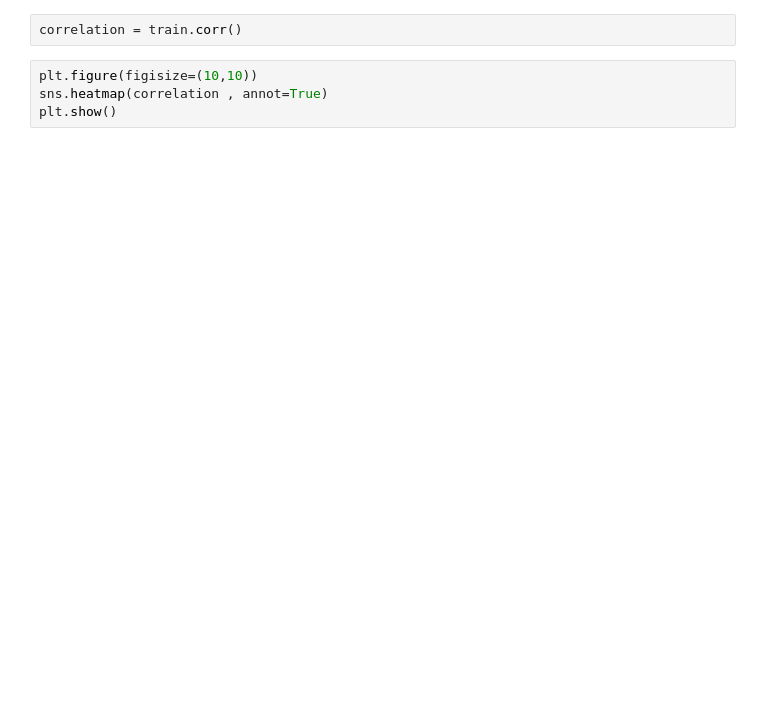
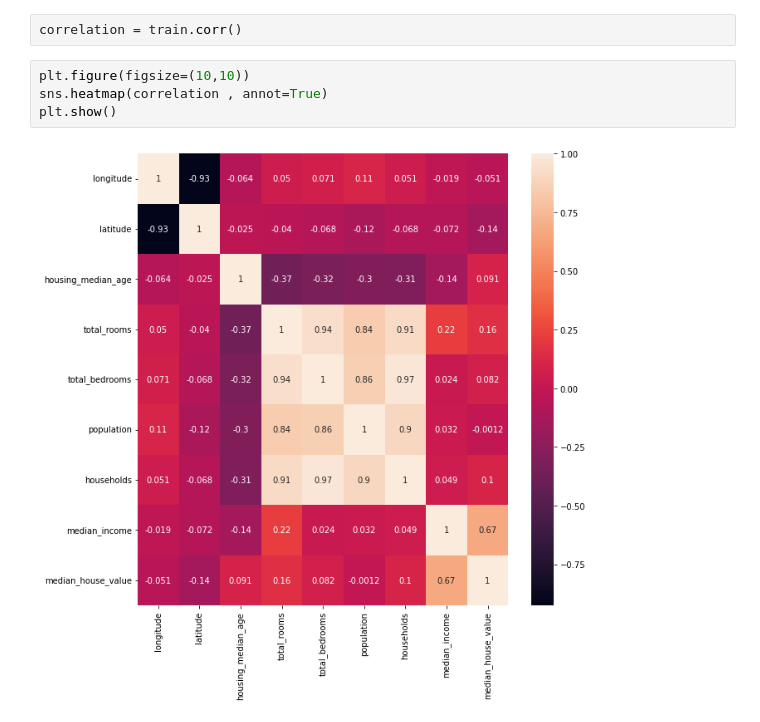
Before and after one commit to dss06023/23Y-OSS, a Jupyter notebook: Untitled1.ipynb, the cells around one changed output. Drawn from its saved outputs; the diff is of its cells as text; blank space fills up the shorter version.

```diff
--- a/Untitled1.ipynb
+++ b/Untitled1.ipynb
@@ -19,6 +45,8 @@ plt.show()
 # %%
 correlation = train.corr()
 # %%
-plt.figure(figisize=(10,10))
+plt.figure(figsize=(10,10))
 sns.heatmap(correlation , annot=True)
 plt.show()
+# %% [output]
+[figure, added]
```
Also changed, not shown: parts of 4 cells of this notebook.
